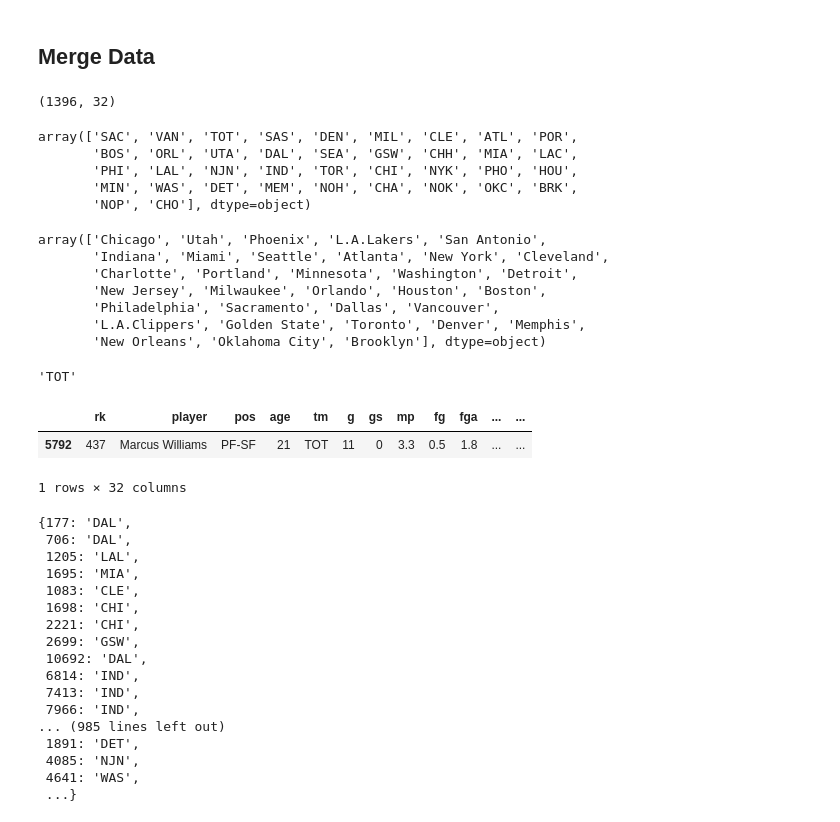
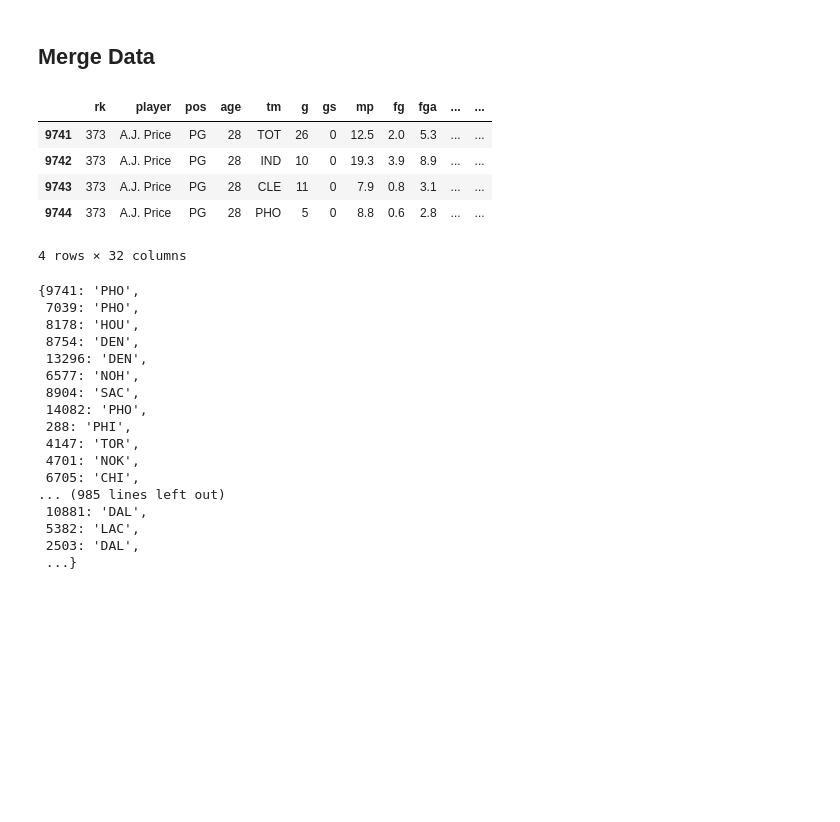
Before and after one commit to claykindiger/DSCI303FinalProject, a Jupyter notebook: Exercise4ForProject.ipynb, the cells around one changed output. Drawn from its saved outputs; the diff is of its cells as text; code cells hidden in the pictures; blank space fills up the shorter version.

```diff
--- a/Exercise4ForProject.ipynb
+++ b/Exercise4ForProject.ipynb
@@ -42,65 +42,43 @@ team.head()
 5 rows × 22 columns
 # %% [markdown]
 ## Merge Data
-# %%
-players[players['tm'] == 'TOT'].shape
-# %% [output]
-(1396, 32)
-# %%
-players.tm.unique()
-# %% [output]
-array(['SAC', 'VAN', 'TOT', 'SAS', 'DEN', 'MIL', 'CLE', 'ATL', 'POR',
-       'BOS', 'ORL', 'UTA', 'DAL', 'SEA', 'GSW', 'CHH', 'MIA', 'LAC',
-       'PHI', 'LAL', 'NJN', 'IND', 'TOR', 'CHI', 'NYK', 'PHO', 'HOU',
-       'MIN', 'WAS', 'DET', 'MEM', 'NOH', 'CHA', 'NOK', 'OKC', 'BRK',
-       'NOP', 'CHO'], dtype=object)
-# %%
-team.Team.unique()
-# %% [output]
-array(['Chicago', 'Utah', 'Phoenix', 'L.A.Lakers', 'San Antonio',
-       'Indiana', 'Miami', 'Seattle', 'Atlanta', 'New York', 'Cleveland',
-       'Charlotte', 'Portland', 'Minnesota', 'Washington', 'Detroit',
-       'New Jersey', 'Milwaukee', 'Orlando', 'Houston', 'Boston',
-       'Philadelphia', 'Sacramento', 'Dallas', 'Vancouver',
-       'L.A.Clippers', 'Golden State', 'Toronto', 'Denver', 'Memphis',
-       'New Orleans', 'Oklahoma City', 'Brooklyn'], dtype=object)
-# %%
-multi_team_player[21]
-# %% [output]
-'TOT'
-# %%
-players[players.index == 5792]
-# %% [output]
-|  | rk | player | pos | age | tm | g | gs | mp | fg | fga | ... | ... |
-| 5792 | 437 | Marcus Williams | PF-SF | 21 | TOT | 11 | 0 | 3.3 | 0.5 | 1.8 | ... | ... |
-1 rows × 32 columns
+# %%
+players[players.index.isin([9741,9742,9743,9744])]
+# %% [output]
+|  | rk | player | pos | age | tm | g | gs | mp | fg | fga | ... | ... |
+| 9741 | 373 | A.J. Price | PG | 28 | TOT | 26 | 0 | 12.5 | 2.0 | 5.3 | ... | ... |
+| 9742 | 373 | A.J. Price | PG | 28 | IND | 10 | 0 | 19.3 | 3.9 | 8.9 | ... | ... |
+| 9743 | 373 | A.J. Price | PG | 28 | CLE | 11 | 0 | 7.9 | 0.8 | 3.1 | ... | ... |
+| 9744 | 373 | A.J. Price | PG | 28 | PHO | 5 | 0 | 8.8 | 0.6 | 2.8 | ... | ... |
+4 rows × 32 columns
 # %%
 team_mapping = {'SAC':'Sacramento', 'VAN':'Vancouver', 'SAS':'San Antonio', 'DEN':'Denver', 'MIL':'Milwaukee', 'CLE':'Cleveland', 'ATL':'Atlanta', 'POR':'Portland',
        'BOS':'Boston', 'ORL':'Orlando', 'UTA':'Utah', 'DAL':'Dallas', 'SEA':'Seattle', 'GSW':'Golden State', 'CHH':'Charlotte', 'MIA':'Miami', 'LAC':'L.A.Clippers',
-       'PHI':'Philadelphia', 'LAL':'L.A.Lakers', 'NJN':'New Jersey', 'IND':'Indianapolis', 'TOR':'Toronto', 'CHI':'Chicago', 'NYK':'New York', 'PHO':'Phoenix', 'HOU':'Houston',
+       'PHI':'Philadelphia', 'LAL':'L.A.Lakers', 'NJN':'New Jersey', 'IND':'Indiana', 'TOR':'Toronto', 'CHI':'Chicago', 'NYK':'New York', 'PHO':'Phoenix', 'HOU':'Houston',
        'MIN':'Minnesota', 'WAS':'Washington', 'DET':'Detroit', 'MEM':'Memphis', 'NOH':'New Orleans', 'CHA':'Charlotte', 'NOK':'New Orleans', 'OKC':'Oklahoma City', 'BRK':'Brooklyn',
        'NOP':'New Orleans', 'CHO':'Charlotte'}
 
 multi_team_player = {}
 for player,group in players.groupby(['player','season']):
-    multi_team_player[group.index[0]] = list(group.tm)[-1]
+    if group.tm.nunique() > 1:
+        multi_team_player[group.index[0]] = list(group.tm)[-1]
 
 multi_team_player
 # %% [output]
-{177: 'DAL',
- 706: 'DAL',
- 1205: 'LAL',
- 1695: 'MIA',
- 1083: 'CLE',
- 1698: 'CHI',
- 2221: 'CHI',
- 2699: 'GSW',
- 10692: 'DAL',
- 6814: 'IND',
- 7413: 'IND',
- 7966: 'IND',
+{9741: 'PHO',
+ 7039: 'PHO',
+ 8178: 'HOU',
+ 8754: 'DEN',
+ 13296: 'DEN',
+ 6577: 'NOH',
+ 8904: 'SAC',
+ 14082: 'PHO',
+ 288: 'PHI',
+ 4147: 'TOR',
+ 4701: 'NOK',
+ 6705: 'CHI',
 ... (985 lines left out)
- 1891: 'DET',
- 4085: 'NJN',
- 4641: 'WAS',
+ 10881: 'DAL',
+ 5382: 'LAC',
+ 2503: 'DAL',
  ...}
```
Also changed, not shown: parts of 5 cells of this notebook.
